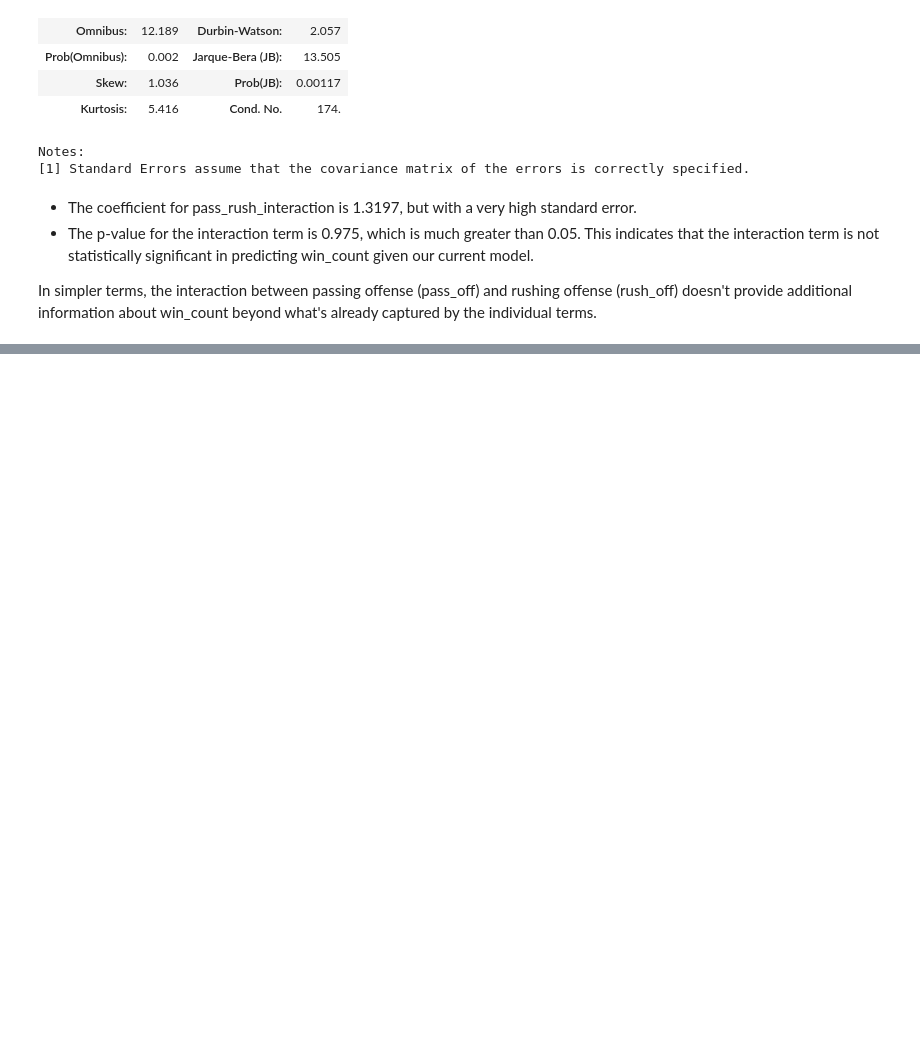
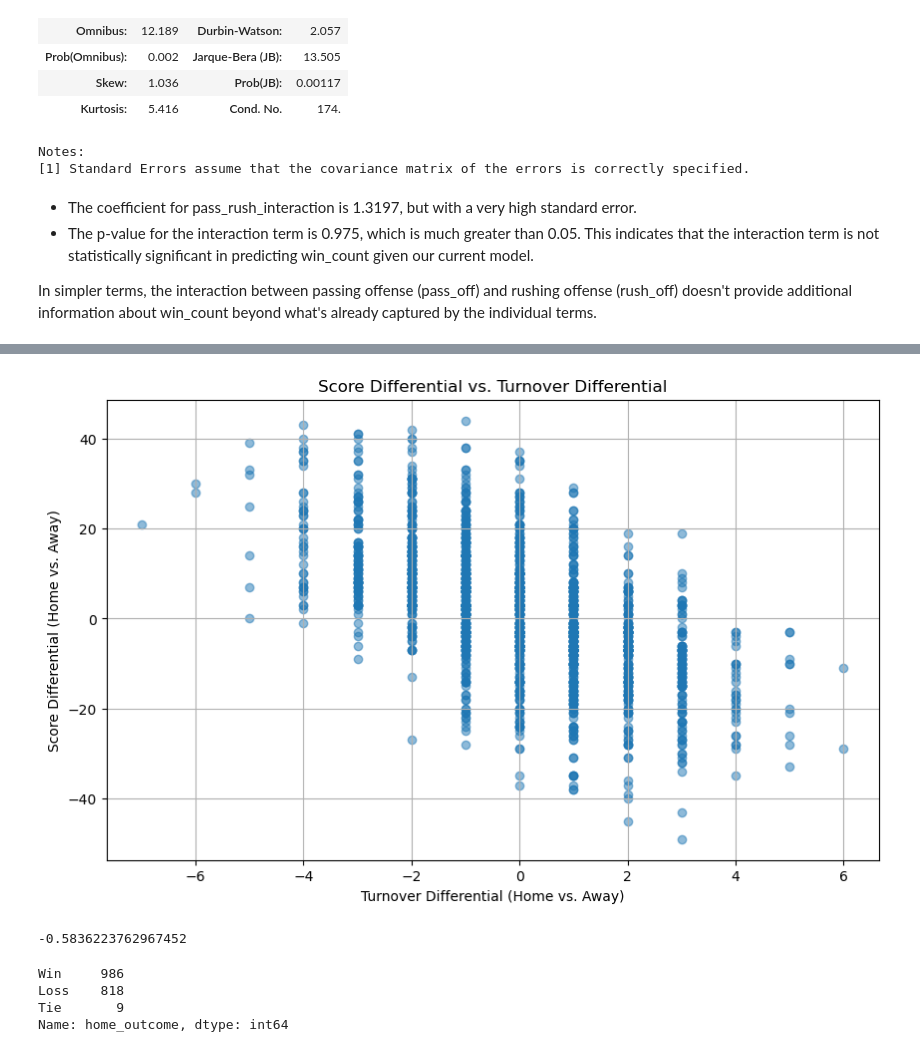
Before and after one commit to gbellamy512/projects, a Jupyter notebook: epa_eda.ipynb, the cells around one changed output, grey strips where cells are left out. Cells and saved outputs as stored; diff of their text form; code cells hidden in the pictures; blank space fills up the shorter version.

```diff
--- a/epa_eda.ipynb
+++ b/epa_eda.ipynb
@@ -318,0 +321,30 @@ In simpler terms, the interaction between passing offense (pass_off) and rushing
+# %%
+pbp = pd.read_csv('scrape/nfl_data_py/df_pbp_2016_2022.csv')
+pbp = pbp[(pbp['season_type'] == 'REG')]
+# %%
+fumbles = pbp[pbp['fumble_lost'] == 1]
+fumbles = fumbles[['season', 'week', 'fumbled_1_team']]
+fumbles.rename(columns={'fumbled_1_team': 'team'}, inplace=True)
+fumbles = fumbles.groupby(['season', 'week','team']).size().reset_index(name='fumbles').sort_values(['season','team', 'week'])
+
+interceptions = pbp[pbp['interception'] == 1]
+interceptions = interceptions[['season', 'week', 'posteam']]
+interceptions.rename(columns={'posteam': 'team'}, inplace=True)
+interceptions = interceptions.groupby(['season', 'week','team']).size().reset_index(name='interceptions').sort_values(['season', 'team', 'week'])
+
+turnovers = pd.merge(fumbles, interceptions, on=['team', 'week', 'season'], how='outer')
+turnovers.fillna(0, inplace=True)
+turnovers['turnovers'] = turnovers['fumbles'] + turnovers['interceptions']
+
+schedule = pbp[pbp['desc'] == 'END GAME']
+# schedule = schedule[['week', 'home_team', 'away_team', 'home_score', 'away_score']].drop_duplicates().reset_index(drop=True)
+schedule = schedule[['season', 'week', 'home_team', 'away_team', 'home_score', 'away_score']].drop_duplicates().reset_index(drop=True)
+
+# df = pd.merge(schedule, turnovers[['week','team', 'turnovers']].rename(columns={'team': 'home_team', 'turnovers': 'home_turnovers'}), on=['week', 'home_team'], how='left')
+# df = pd.merge(df, turnovers[['week','team', 'turnovers']].rename(columns={'team': 'away_team', 'turnovers': 'away_turnovers'}), on=['week', 'away_team'], how='left')
+df = pd.merge(schedule, turnovers[['season', 'week','team', 'turnovers']].rename(columns={'team': 'home_team', 'turnovers': 'home_turnovers'}), on=['season', 'week', 'home_team'], how='left')
+df = pd.merge(df, turnovers[['season', 'week','team', 'turnovers']].rename(columns={'team': 'away_team', 'turnovers': 'away_turnovers'}), on=['season', 'week', 'away_team'], how='left')
+df.fillna(0, inplace=True)
+df['home_vs_away_turnovers'] = df['home_turnovers'] - df['away_turnovers']
+df['home_vs_away_score'] = df['home_score'] - df['away_score']
+df.head()
@@ -318,0 +358,32 @@ In simpler terms, the interaction between passing offense (pass_off) and rushing
+# %%
+data = df.copy()
+
+# Scatter plot
+plt.figure(figsize=(10, 6))
+plt.scatter(data['home_vs_away_turnovers'], data['home_vs_away_score'], alpha=0.5)
+plt.title('Score Differential vs. Turnover Differential')
+plt.xlabel('Turnover Differential (Home vs. Away)')
+plt.ylabel('Score Differential (Home vs. Away)')
+plt.grid(True)
+plt.show()
+# %% [output]
+[figure, added]
+# %%
+# Calculate the correlation coefficient between turnover differential and score differential
+correlation_coefficient = data['home_vs_away_turnovers'].corr(data['home_vs_away_score'])
+correlation_coefficient
+# %% [output]
+-0.5836223762967452
+# %%
+# Determine the outcome of each game for the home team
+data['home_outcome'] = 'Loss'
+data.loc[data['home_vs_away_score'] > 0, 'home_outcome'] = 'Win'
+data.loc[data['home_vs_away_score'] == 0, 'home_outcome'] = 'Tie'
+
+# Display the distribution of outcomes
+data['home_outcome'].value_counts()
+# %% [output]
+Win     986
+Loss    818
+Tie       9
+Name: home_outcome, dtype: int64
```
Also changed, not shown: parts of 5 cells of this notebook.
